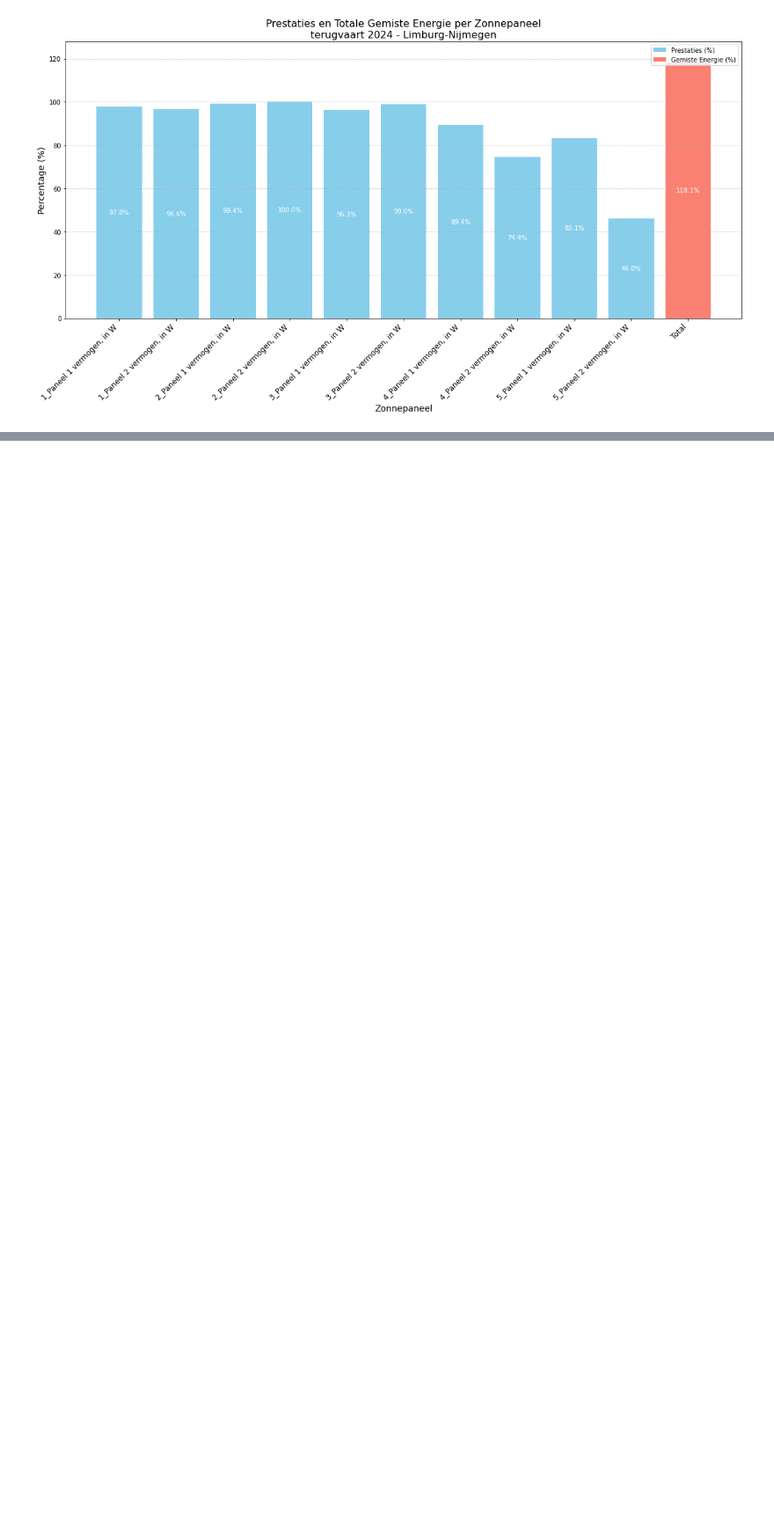
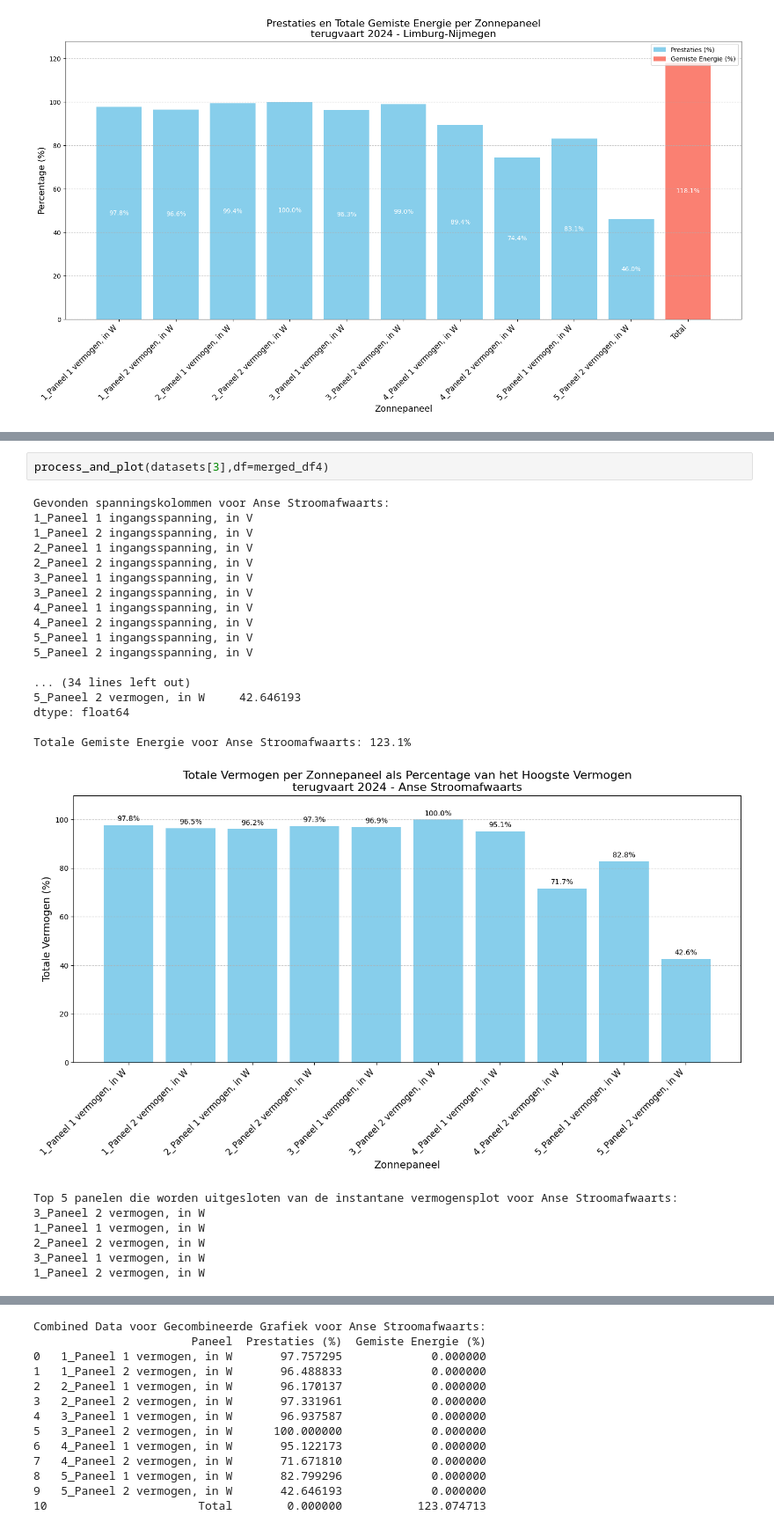
Before and after one commit to Qrax/Clean_Mobility, a Jupyter notebook: main.ipynb, the cells around one changed output, grey strips where cells are left out. Shown at 88% size. Cells and saved outputs as stored; diff of their text form; blank space fills up the shorter version.

```diff
--- a/main.ipynb
+++ b/main.ipynb
@@ -485,0 +529,27 @@ Combined Data voor Gecombineerde Grafiek voor Limburg-Nijmegen:
+# %%
+process_and_plot(datasets[3],df=merged_df4)
+# %% [output]
+Gevonden spanningskolommen voor Anse Stroomafwaarts:
+1_Paneel 1 ingangsspanning, in V
+1_Paneel 2 ingangsspanning, in V
+2_Paneel 1 ingangsspanning, in V
+2_Paneel 2 ingangsspanning, in V
+3_Paneel 1 ingangsspanning, in V
+3_Paneel 2 ingangsspanning, in V
+4_Paneel 1 ingangsspanning, in V
+4_Paneel 2 ingangsspanning, in V
+5_Paneel 1 ingangsspanning, in V
+5_Paneel 2 ingangsspanning, in V
+
+... (34 lines left out)
+5_Paneel 2 vermogen, in W     42.646193
+dtype: float64
+
+Totale Gemiste Energie voor Anse Stroomafwaarts: 123.1%
+[figure, added]
+Top 5 panelen die worden uitgesloten van de instantane vermogensplot voor Anse Stroomafwaarts:
+3_Paneel 2 vermogen, in W
+1_Paneel 1 vermogen, in W
+2_Paneel 2 vermogen, in W
+3_Paneel 1 vermogen, in W
+1_Paneel 2 vermogen, in W
@@ -485,0 +558,13 @@ Combined Data voor Gecombineerde Grafiek voor Limburg-Nijmegen:
+Combined Data voor Gecombineerde Grafiek voor Anse Stroomafwaarts:
+                       Paneel  Prestaties (%)  Gemiste Energie (%)
+0   1_Paneel 1 vermogen, in W       97.757295             0.000000
+1   1_Paneel 2 vermogen, in W       96.488833             0.000000
+2   2_Paneel 1 vermogen, in W       96.170137             0.000000
+3   2_Paneel 2 vermogen, in W       97.331961             0.000000
+4   3_Paneel 1 vermogen, in W       96.937587             0.000000
+5   3_Paneel 2 vermogen, in W      100.000000             0.000000
+6   4_Paneel 1 vermogen, in W       95.122173             0.000000
+7   4_Paneel 2 vermogen, in W       71.671810             0.000000
+8   5_Paneel 1 vermogen, in W       82.799296             0.000000
+9   5_Paneel 2 vermogen, in W       42.646193             0.000000
+10                      Total        0.000000           123.074713
```
Also changed, not shown: parts of 5 cells of this notebook.
